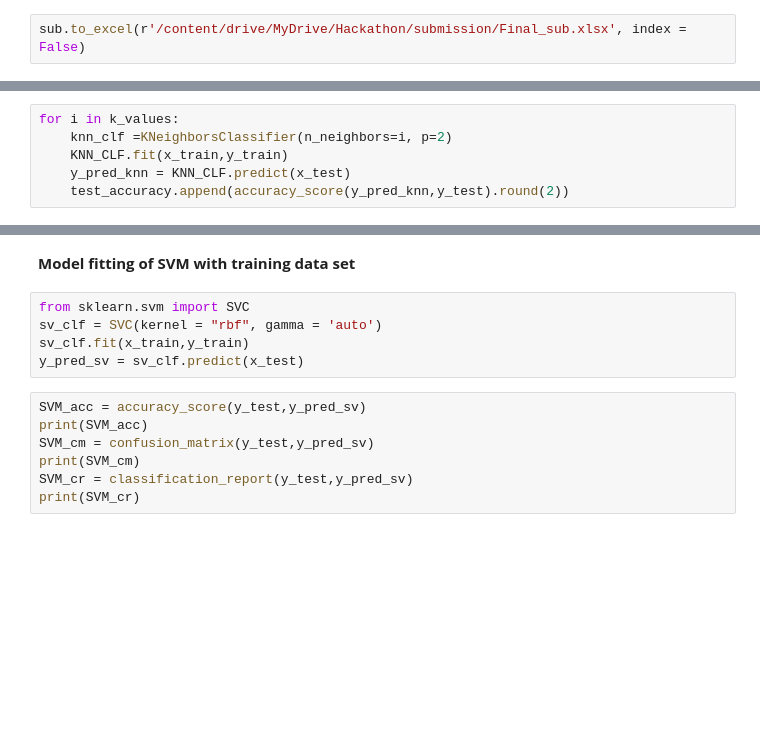
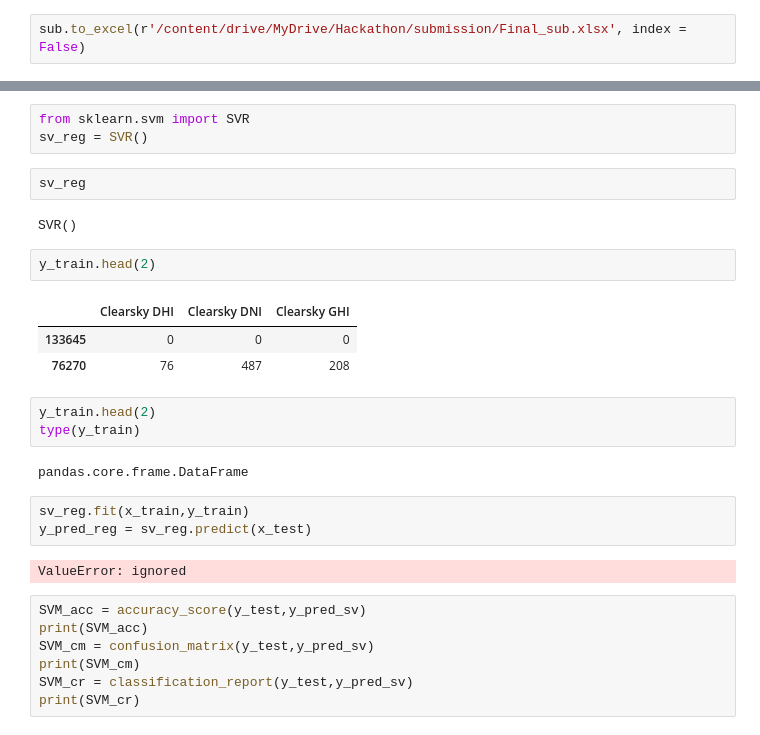
Before and after one commit to sarkar2527/DSAP, a Jupyter notebook: Hackathon_Wipro.ipynb, the cells around one changed output, grey strips where cells are left out. Saved outputs shown, nothing was run; the diff lists cells and outputs as text; blank space fills up the shorter version.

```diff
--- a/Hackathon_Wipro.ipynb
+++ b/Hackathon_Wipro.ipynb
@@ -317,6 +270,0 @@ k_values = range(1,16)
-# %%
-for i in k_values:
-    knn_clf =KNeighborsClassifier(n_neighbors=i, p=2)
-    KNN_CLF.fit(x_train,y_train)
-    y_pred_knn = KNN_CLF.predict(x_test)
-    test_accuracy.append(accuracy_score(y_pred_knn,y_test).round(2))
@@ -335,10 +271,26 @@ No handles with labels found to put in legend.
-# %% [markdown]
-**Model fitting of SVM with training data set**
-# %%
-from sklearn.svm import SVC
-sv_clf = SVC(kernel = "rbf", gamma = 'auto')
-sv_clf.fit(x_train,y_train)
-y_pred_sv = sv_clf.predict(x_test)
+# %%
+from sklearn.svm import SVR
+sv_reg = SVR()
+# %%
+sv_reg
+# %% [output]
+SVR()
+# %%
+y_train.head(2)
+# %% [output]
+|  | Clearsky DHI | Clearsky DNI | Clearsky GHI |
+| 133645 | 0 | 0 | 0 |
+| 76270 | 76 | 487 | 208 |
+# %%
+y_train.head(2)
+type(y_train)
+# %% [output]
+pandas.core.frame.DataFrame
+# %%
+sv_reg.fit(x_train,y_train)
+y_pred_reg = sv_reg.predict(x_test)
+# %% [output]
+ValueError: ignored
 # %%
 SVM_acc = accuracy_score(y_test,y_pred_sv)
 print(SVM_acc)
```
Also changed, not shown: parts of 54 cells of this notebook.
